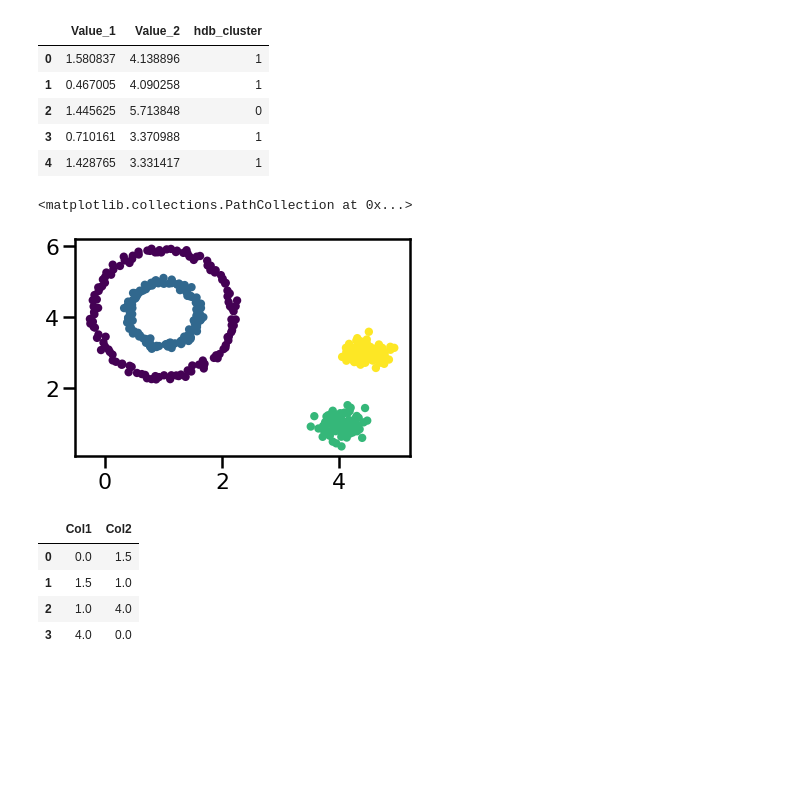
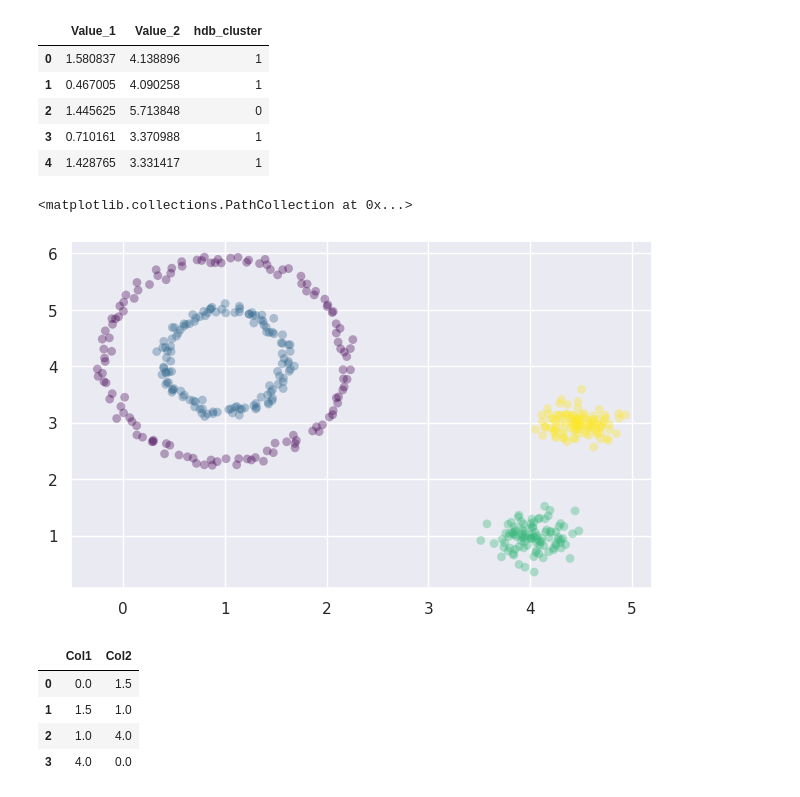
Before and after one commit to Datavaid/HDBSCAN, a Jupyter notebook: HDBSCAN.ipynb, the cells around one changed output. Saved outputs shown, nothing was run; the diff lists cells and outputs as text; code cells hidden in the pictures; blank space fills up the shorter version.

```diff
--- a/HDBSCAN.ipynb
+++ b/HDBSCAN.ipynb
@@ -114,7 +104,7 @@ from keras.utils import to_categorical
 from sklearn.preprocessing import LabelEncoder
 from sklearn.preprocessing import OneHotEncoder
 from sklearn.mixture import GaussianMixture # mezclas gaussianas
-%matplotlib inline
-sns.set_context('poster')
+
+sns.set_theme()
 sns.set_color_codes()
-plot_kwds = {'alpha' : 0.75, 's' : 80, 'linewidths':0}
+plot_kwds = {'alpha' : 0.35, 's' : 40, 'linewidths':0}
@@ -276,10 +254,11 @@ df.head()
 | 3 | 0.710161 | 3.370988 | 1 |
 | 4 | 1.428765 | 3.331417 | 1 |
 # %%
-plt.scatter(df['Value_1'], df['Value_2'], c=labels, s=40)
+plt.subplots(figsize =(7.5, 4.5))
+plt.scatter(df['Value_1'], df['Value_2'], c=labels,cmap='viridis', **plot_kwds)
 # %% [output]
 <matplotlib.collections.PathCollection at 0x...>
-[figure, old version]
+[figure, new version]
 # %%
 # Predicciones:
 clusterer = hdbscan.HDBSCAN(min_cluster_size=5, prediction_data=True).fit(datak)
```
Also changed, not shown: parts of 18 cells of this notebook, 3 other files.
